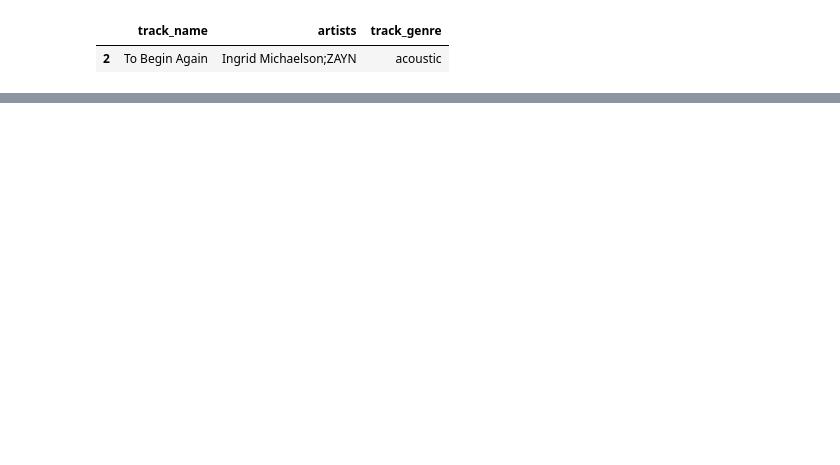
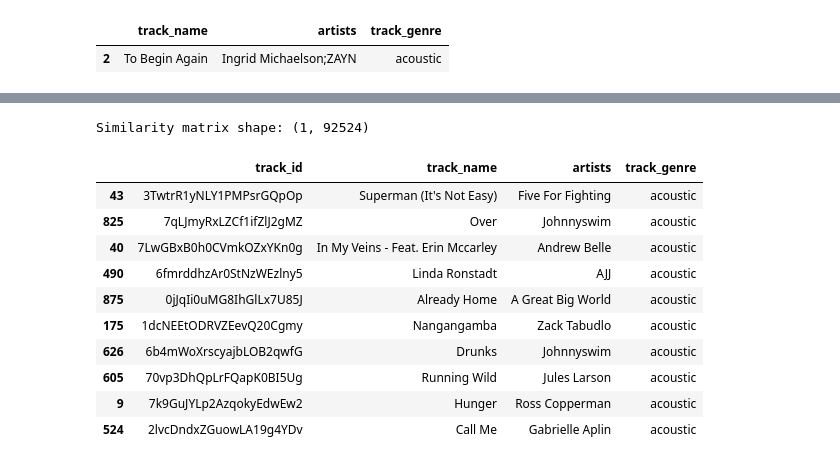
Before and after one commit to Flakkito/spotify-eda-recommender, a Jupyter notebook: notebooks/02_recommender.ipynb, the cells around one changed output, grey strips where cells are left out. Saved outputs shown, nothing was run; the diff lists cells and outputs as text; code cells hidden in the pictures; blank space fills up the shorter version.

```diff
--- a/notebooks/02_recommender.ipynb
+++ b/notebooks/02_recommender.ipynb
@@ -108,0 +157,16 @@ genre_dummies.head()
+# %%
+# Test recommender with the same track_id we used before to see if results change with genre included
+recommend_songs('1iJBSr7s7jYXzM8EGcbK5b')
+# %% [output]
+Similarity matrix shape: (1, 92524)
+|  | track_id | track_name | artists | track_genre |
+| 43 | 3TwtrR1yNLY1PMPsrGQpOp | Superman (It's Not Easy) | Five For Fighting | acoustic |
+| 825 | 7qLJmyRxLZCf1ifZlJ2gMZ | Over | Johnnyswim | acoustic |
+| 40 | 7LwGBxB0h0CVmkOZxYKn0g | In My Veins - Feat. Erin Mccarley | Andrew Belle | acoustic |
+| 490 | 6fmrddhzAr0StNzWEzlny5 | Linda Ronstadt | AJJ | acoustic |
+| 875 | 0jJqIi0uMG8IhGlLx7U85J | Already Home | A Great Big World | acoustic |
+| 175 | 1dcNEEtODRVZEevQ20Cgmy | Nangangamba | Zack Tabudlo | acoustic |
+| 626 | 6b4mWoXrscyajbLOB2qwfG | Drunks | Johnnyswim | acoustic |
+| 605 | 70vp3DhQpLrFQapK0BI5Ug | Running Wild | Jules Larson | acoustic |
+| 9 | 7k9GuJYLp2AzqokyEdwEw2 | Hunger | Ross Copperman | acoustic |
+| 524 | 2lvcDndxZGuowLA19g4YDv | Call Me | Gabrielle Aplin | acoustic |
```
Also changed, not shown: parts of 8 cells of this notebook, 1 other file.
